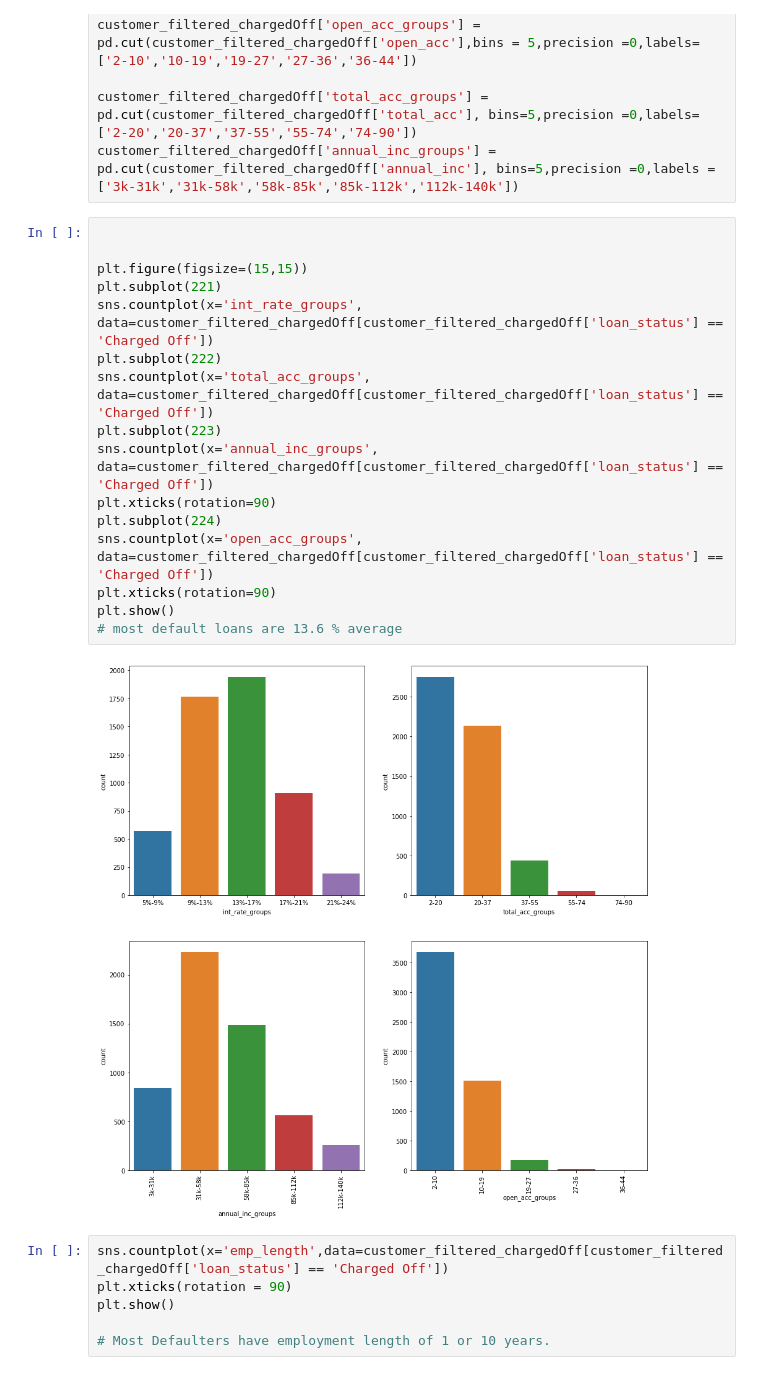
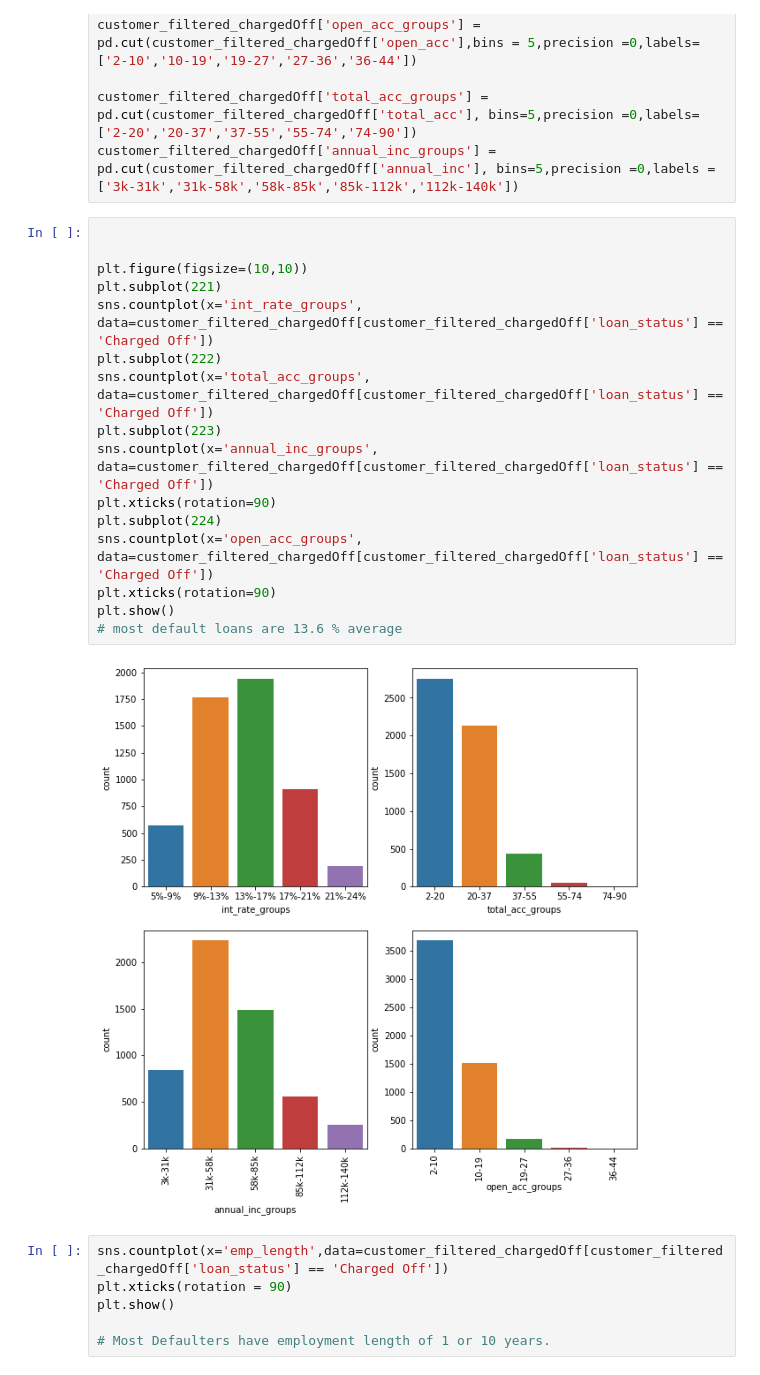
Before and after one commit to MajorMotoko007/LendingClubCaseStudy, a Jupyter notebook: Sourav_kumar_sinha.ipynb, the cells around one changed output. Drawn from its saved outputs; the diff is of its cells as text.

```diff
--- a/Sourav_kumar_sinha.ipynb
+++ b/Sourav_kumar_sinha.ipynb
@@ -495,21 +493,21 @@ customer_filtered_chargedOff['annual_inc_groups'] = pd.cut(customer_filtered_cha
 # %%
 
 
-plt.figure(figsize=(15,15))
+plt.figure(figsize=(10,10))
 plt.subplot(221)
 sns.countplot(x='int_rate_groups', data=customer_filtered_chargedOff[customer_filtered_chargedOff['loan_status'] == 'Charged Off'])
 plt.subplot(222)
 sns.countplot(x='total_acc_groups', data=customer_filtered_chargedOff[customer_filtered_chargedOff['loan_status'] == 'Charged Off'])
 plt.subplot(223)
 sns.countplot(x='annual_inc_groups', data=customer_filtered_chargedOff[customer_filtered_chargedOff['loan_status'] == 'Charged Off'])
 plt.xticks(rotation=90)
 plt.subplot(224)
 sns.countplot(x='open_acc_groups', data=customer_filtered_chargedOff[customer_filtered_chargedOff['loan_status'] == 'Charged Off'])
 plt.xticks(rotation=90)
 plt.show()
 # most default loans are 13.6 % average
 # %% [output]
-[figure, old version]
+[figure, new version]
 # %%
 sns.countplot(x='emp_length',data=customer_filtered_chargedOff[customer_filtered_chargedOff['loan_status'] == 'Charged Off'])
 plt.xticks(rotation = 90)
```
Also changed, not shown: parts of 7 cells of this notebook.
